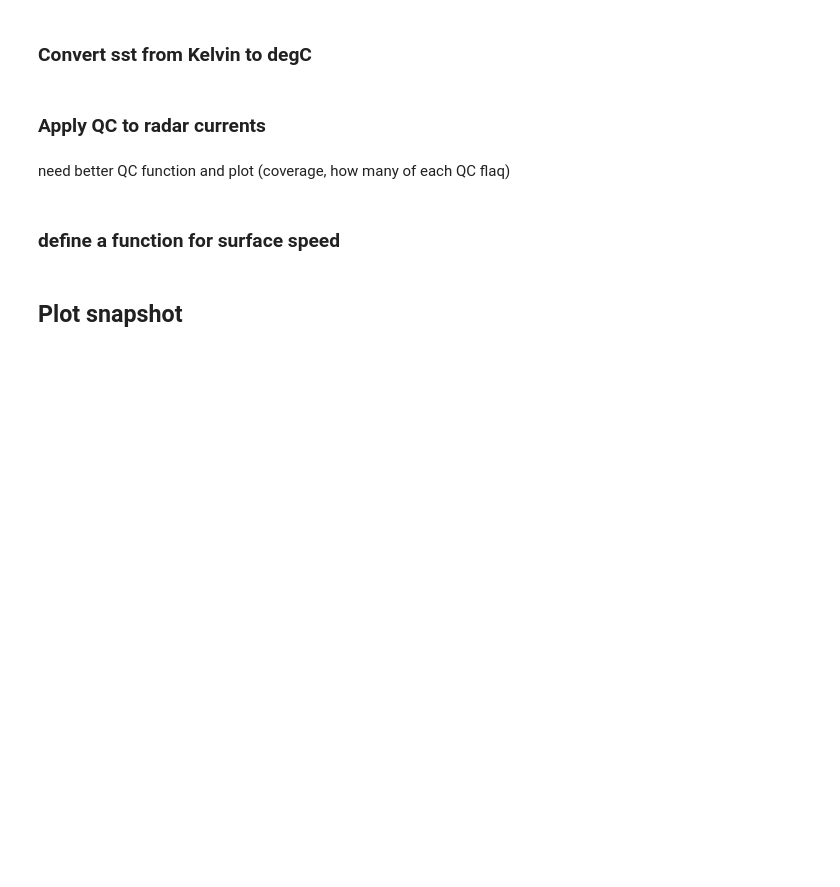
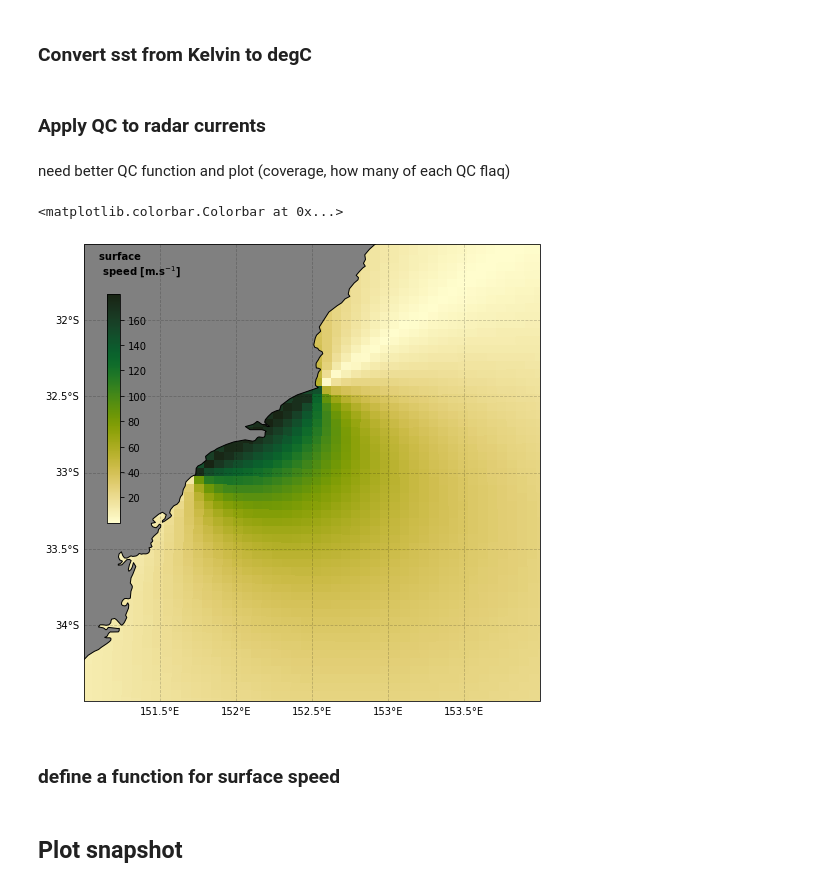
Before and after one commit to nmalan/IMOS-tutorials, a Jupyter notebook: HF_radar_altimetry_SST.ipynb, the cells around one changed output. Drawn from its saved outputs; the diff is of its cells as text; code cells hidden in the pictures; blank space fills up the shorter version.

```diff
--- a/HF_radar_altimetry_SST.ipynb
+++ b/HF_radar_altimetry_SST.ipynb
@@ -29,6 +29,36 @@ radar['V_good'] = radar.VCUR.where((radar.VCUR_quality_control>0)&(radar.VCUR_qu
 radar['U_good'] = radar.UCUR.where((radar.VCUR_quality_control>0)&(radar.UCUR_quality_control<3))
 # %% [markdown]
 need better QC function and plot (coverage, how many of each QC flaq)
+# %%
+fig = plt.figure(figsize=(18,10))
+ax = plt.subplot(1,2,1,projection=ccrs.PlateCarree())
+#set coastline
+coast = cfeature.NaturalEarthFeature(category='physical', scale='10m',
+                            facecolor='none', name='coastline')
+feature = ax.add_feature(coast, edgecolor='black',facecolor='gray')
+im=radar.GDOP.plot.pcolormesh('LONGITUDE', 'LATITUDE',cmap=cmocean.cm.speed, ax=ax,add_colorbar=False)
+ax.set_extent([151,154,-31.5,-34.5])
+#make pretty gridlines and labels
+gl = ax.gridlines(draw_labels=True,
+             color='black', alpha=0.2, linestyle='--')
+gl.xformatter = LONGITUDE_FORMATTER
+gl.yformatter = LATITUDE_FORMATTER
+gl.right_labels = False
+gl.top_labels = False
+plt.text(151.1,-31.7,'surface \n speed [m.s$^{-1}$]',weight='bold')
+# colorbar
+cax = inset_axes(ax,
+                 width="3%",  # width = 10% of parent_bbox width
+                 height="50%",  # height : 50%
+                 loc='lower left',
+                 bbox_to_anchor=(.05,.39, 1, 1),
+                 bbox_transform=ax.transAxes,
+                 borderpad=0,
+                 )
+fig.colorbar(im, cax=cax)
+# %% [output]
+<matplotlib.colorbar.Colorbar at 0x...>
+[figure, added]
 # %% [markdown]
 ### define a function for surface speed
 # %%
```
Also changed, not shown: 1 other file.
